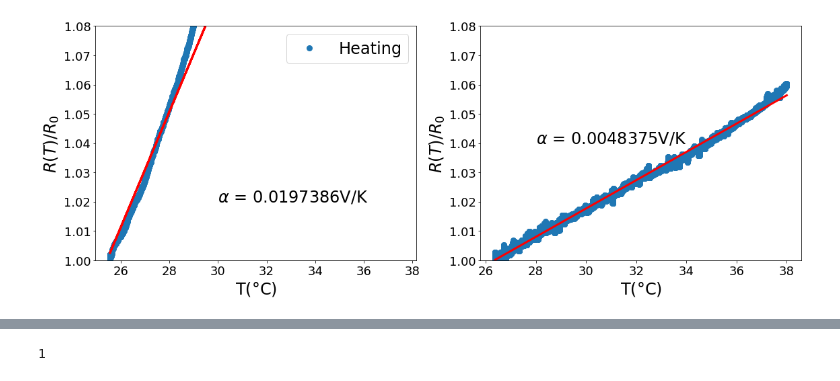
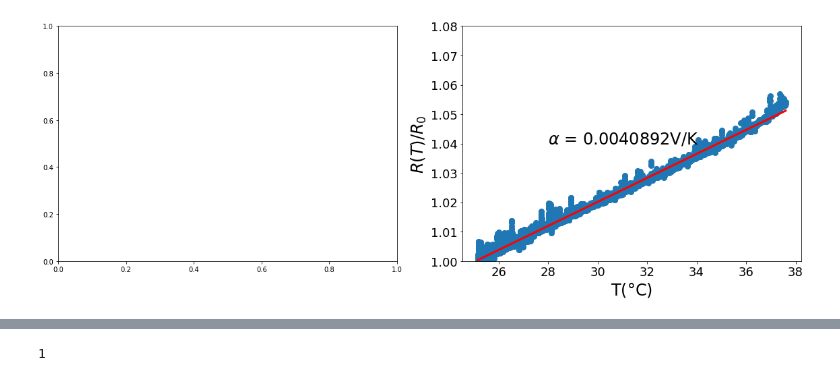
Before and after one commit to xyan36/GraysonGroup, a Jupyter notebook: suspended_wire/temp_coeff_analysis.ipynb, the cells around one changed output, grey strips where cells are left out. Saved outputs shown, nothing was run; the diff lists cells and outputs as text; code cells hidden in the pictures.

Commit message:
Bi2Te3 p5 vac analysis done

```diff
--- a/suspended_wire/temp_coeff_analysis.ipynb
+++ b/suspended_wire/temp_coeff_analysis.ipynb
@@ -5,6 +5,7 @@ import pandas as pd
 
 % matplotlib inline
 # %%
-fname = "210315//210315_Bi2Te3_p5_temp_coeff_test.txt"
+fname = "210326//210326_Bi2Te3_p5_temp_coeff_test_vac_1.txt"
 df = pd.read_csv(fname, sep = ",", header = 0)
 #Rref = 3 #ohms
+df.head()
@@ -11,43 +32,43 @@ df = pd.read_csv(fname, sep = ",", header = 0)
 # %%
 df['Tl'] = 9.91684E-6 * df['RTDl']**2 + 0.23605 * df['RTDl'] - 245.96823
 df['Tr'] = 9.91684E-6 * df['RTDr']**2 + 0.23605 * df['RTDr'] - 245.96823
 df['Tavg'] = (df['Tl'] + df['Tr']) / 2
 #df['Rsamp'] = df['Vsamp'] / df['Vref'] * Rref
 
 fig, axs = plt.subplots(1,2, figsize = (16,6))
-fz = 24 #fontsize
-ylim = [1, 1.08]
-mask = df['Rsamp'].idxmax()
-#heating
-x = df['Tavg'][0 : mask]
-y = df['Rsamp'][0 : mask] / df['Rsamp'].iloc[0]
-m1, b1 = np.polyfit(x, y, 1)
-axs[0].plot(x, y, marker = 'o', markersize = 8, ls = " ", label = 'Heating')
-axs[0].plot(x, np.polyval([m1,b1], x), color = 'red', linewidth = 3)
-axs[0].text(30, 1.02, rf'$\alpha$ = {round(m1,7)}V/K', fontsize = fz)
-axs[0].set_xlabel(r'T($\degree$C)', fontsize = fz)
-axs[0].set_ylabel(r'$R(T) / R_0$', fontsize = fz)
-axs[0].set_ylim(ylim)
-axs[0].legend(fontsize = fz)
-axs[0].tick_params(labelsize=18)
+# fz = 24 #fontsize
+# ylim = [1, 1.08]
+# mask = df['Rsamp'].idxmax()
+# #heating
+# x = df['Tavg'][0 : mask]
+# y = df['Rsamp'][0 : mask] / df['Rsamp'].iloc[0]
+# m1, b1 = np.polyfit(x, y, 1)
+# axs[0].plot(x, y, marker = 'o', markersize = 8, ls = " ", label = 'Heating')
+# axs[0].plot(x, np.polyval([m1,b1], x), color = 'red', linewidth = 3)
+# axs[0].text(30, 1.02, rf'$\alpha$ = {round(m1,7)}V/K', fontsize = fz)
+# axs[0].set_xlabel(r'T($\degree$C)', fontsize = fz)
+# axs[0].set_ylabel(r'$R(T) / R_0$', fontsize = fz)
+# axs[0].set_ylim(ylim)
+# axs[0].legend(fontsize = fz)
+# axs[0].tick_params(labelsize=18)
 
 #mask = np.where(df['Tavg'] > 37.9 & df['Tavg'] < 38.0)
-mask = 24787
+mask = 3446
 #cooling
-x = df['Tavg'][mask:]
+x = df['Tavg'][mask:]  - df['Tavg'].iloc[0]
 y = df['Rsamp'][mask:] / df['Rsamp'].iloc[0]
 m2, b2 = np.polyfit(x, y, 1)
-axs[1].plot(x, y, marker = 'o', markersize = 8, ls = " ", label = 'Cooling')
-axs[1].plot(x, np.polyval([m2,b2], x), color = 'red', linewidth = 3)
+axs[1].plot(df['Tavg'][mask:], y, marker = 'o', markersize = 8, ls = " ", label = 'Cooling')
+axs[1].plot(df['Tavg'][mask:], np.polyval([m2,b2], x), color = 'red', linewidth = 3)
 axs[1].text(28, 1.04, rf'$\alpha$ = {round(m2,7)}V/K', fontsize = fz)
 axs[1].set_xlabel(r'T($\degree$C)', fontsize = fz)
 axs[1].set_ylabel(r'$R(T) / R_0$', fontsize = fz)
 #axs[1].legend(fontsize = fz)
 axs[1].tick_params(labelsize=18)
 axs[1].set_ylim(ylim)
 plt.tight_layout()
 
-fig.savefig(fname[:-4] + "_analysis.jpg", dpi = 100)
+#fig.savefig(fname[:-4] + "_analysis.jpg", dpi = 100)
 # %% [output]
-[figure, old version]
+[figure, new version]
 # %%
```
Also changed, not shown: parts of 4 cells of this notebook, 3 other files.
